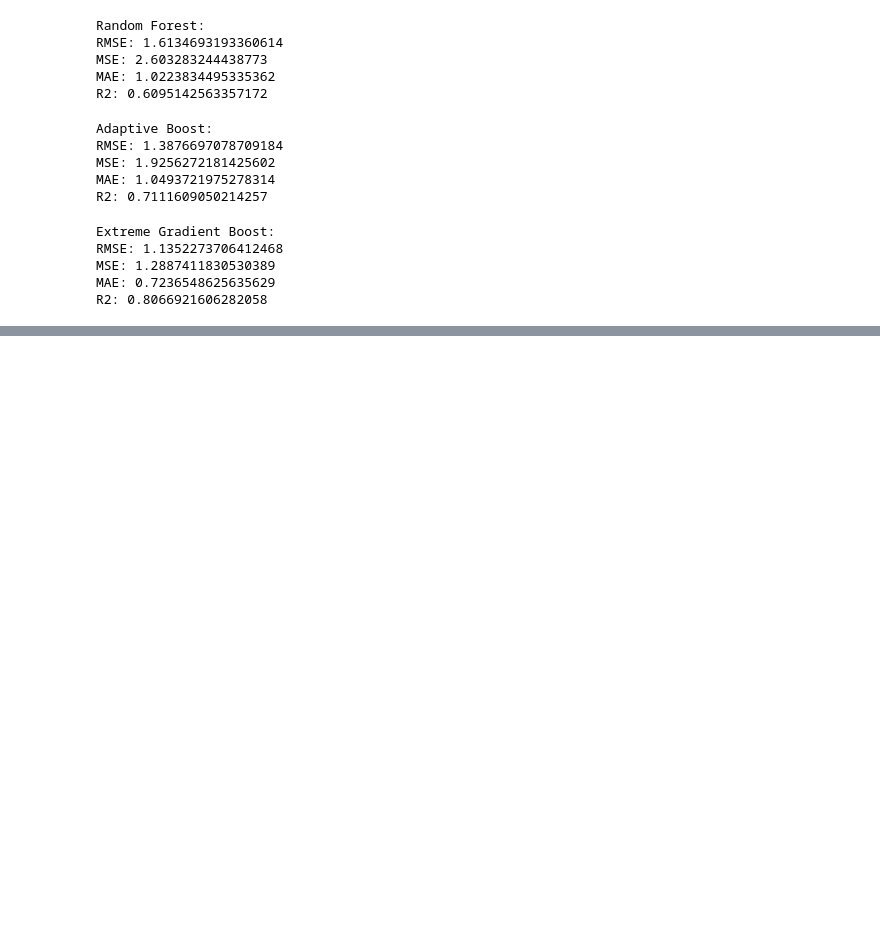
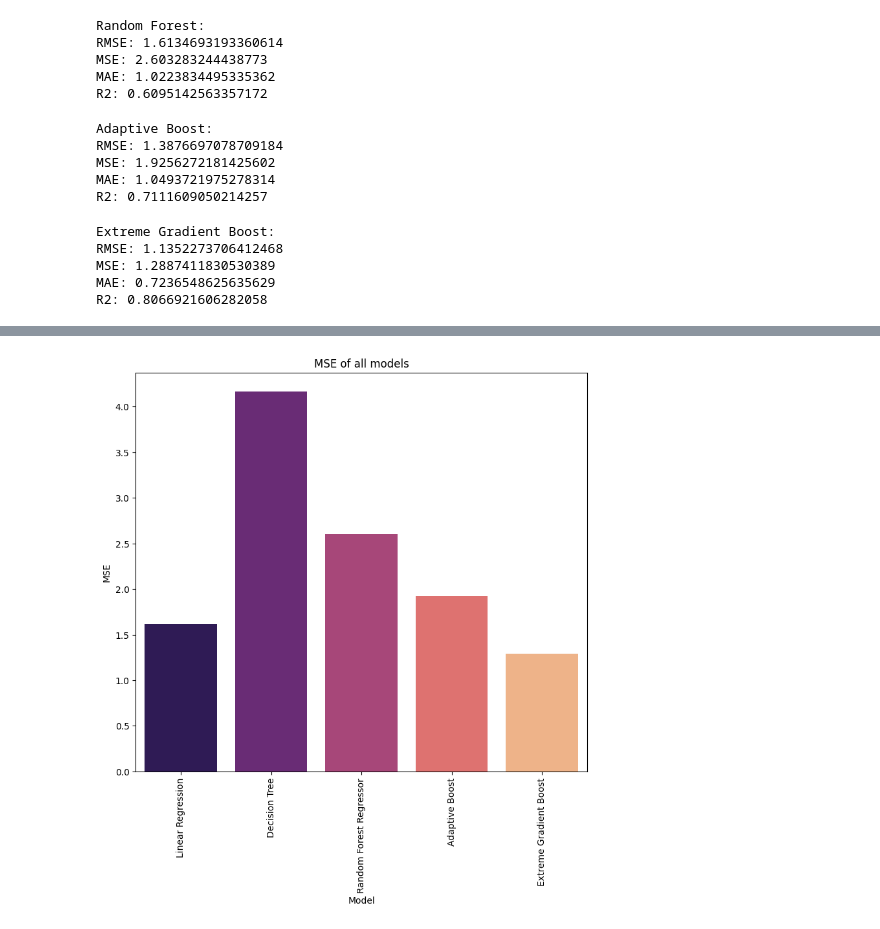
Before and after one commit to pratayyy/ABC-Products, a Jupyter notebook: ML/Order_Amount_Prediction.ipynb, the cells around one changed output, grey strips where cells are left out. Cells and saved outputs as stored; diff of their text form; code cells hidden in the pictures; blank space fills up the shorter version.

Commit message:
Best Model Selection

```diff
--- a/ML/Order_Amount_Prediction.ipynb
+++ b/ML/Order_Amount_Prediction.ipynb
@@ -700,0 +716,10 @@ R2: 0.8066921606282058
+# %%
+plt.subplots(figsize=(9,8))
+sns.barplot(x = Algorithm, y = MSE_Score, palette = 'magma')
+plt.xticks(rotation = 90)
+plt.xlabel('Model')
+plt.ylabel('MSE')
+plt.title('MSE of all models')
+plt.show()
+# %% [output]
+[figure, added]
```
Also changed, not shown: parts of 4 cells of this notebook.
